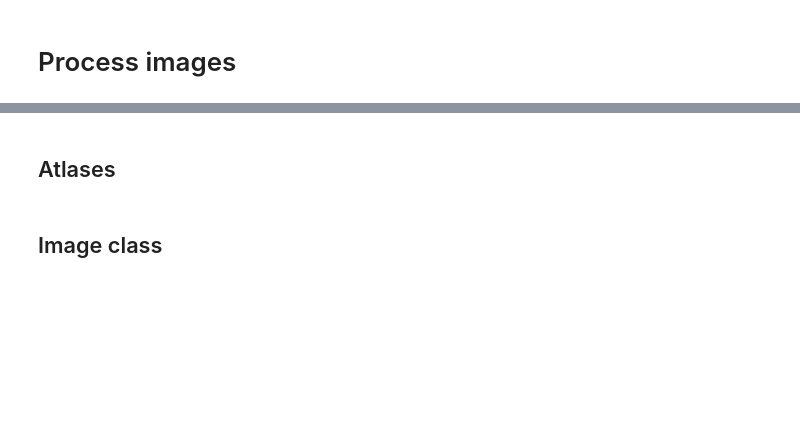
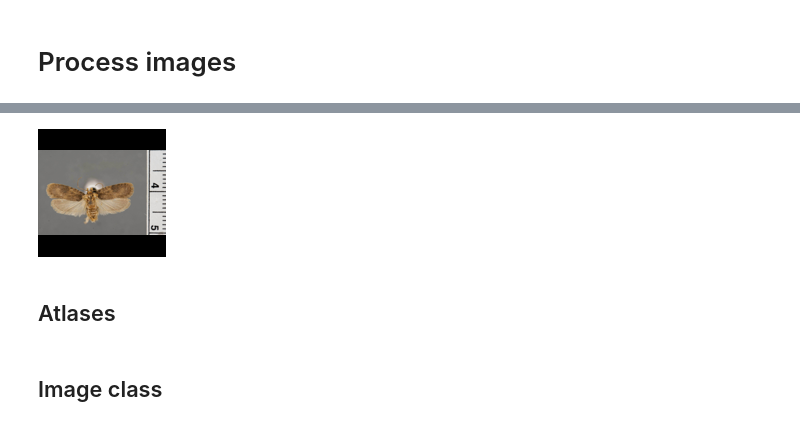
Before and after one commit to fr1ll/clip-plot, a Jupyter notebook: nbs/03_images.ipynb, the cells around one changed output, grey strips where cells are left out. Cells and saved outputs as stored; diff of their text form; code cells hidden in the pictures; blank space fills up the shorter version.

```diff
--- a/nbs/03_images.ipynb
+++ b/nbs/03_images.ipynb
@@ -182,0 +58,41 @@ def write_images(imageEngine) -> None:
+# %%
+#| export
+
+def thumb_exact_pad(img, w=128, h=128):
+    '''
+    resize image so it fits on pre-defined black canvas
+    '''
+    canvas = img.crop((-1*w,-1*h,0,0))
+    thumb = img.copy()
+    thumb.thumbnail((w,h)) # this works in place
+    canvas.paste(thumb, box=((w-thumb.width)//2, (h-thumb.height)//2))
+    return canvas
+# %%
+#| export
+
+def thumb_exact_height(img, h=128):
+    '''
+    resize to an exact height
+    '''
+    w = np.round(h*(img.width/img.height))
+    w = np.max([w,128]).astype(int)
+    return img.resize((w,128),reducing_gap=2.0)
+# %%
+#| export
+
+def thumbify(img, w=None,  h=128):
+    '''
+    create thumbnail for two cases:
+    1. Less than or equal to desired height x width, maintain proportion
+    2. Exact height, scale width to maintain proportion
+    '''
+    if w is None: return thumb_exact_height(img, h)
+    else: return thumb_exact_pad(img, h, w)
+# %%
+#| hide
+
+thumbify(im, h=128, w=128)
+# %% [output]
+[figure, added]
+# %% [markdown]
+## Atlases
@@ -239,5 +219,3 @@ def get_image_paths(images:str, out_dir: str) -> List[str]:
         raise FileNotFoundError("Error: No input images were found. Please check your --images glob")
 
     return image_paths
-# %% [markdown]
-## Atlases
```
Also changed, not shown: parts of 11 cells of this notebook, 7 other files.
